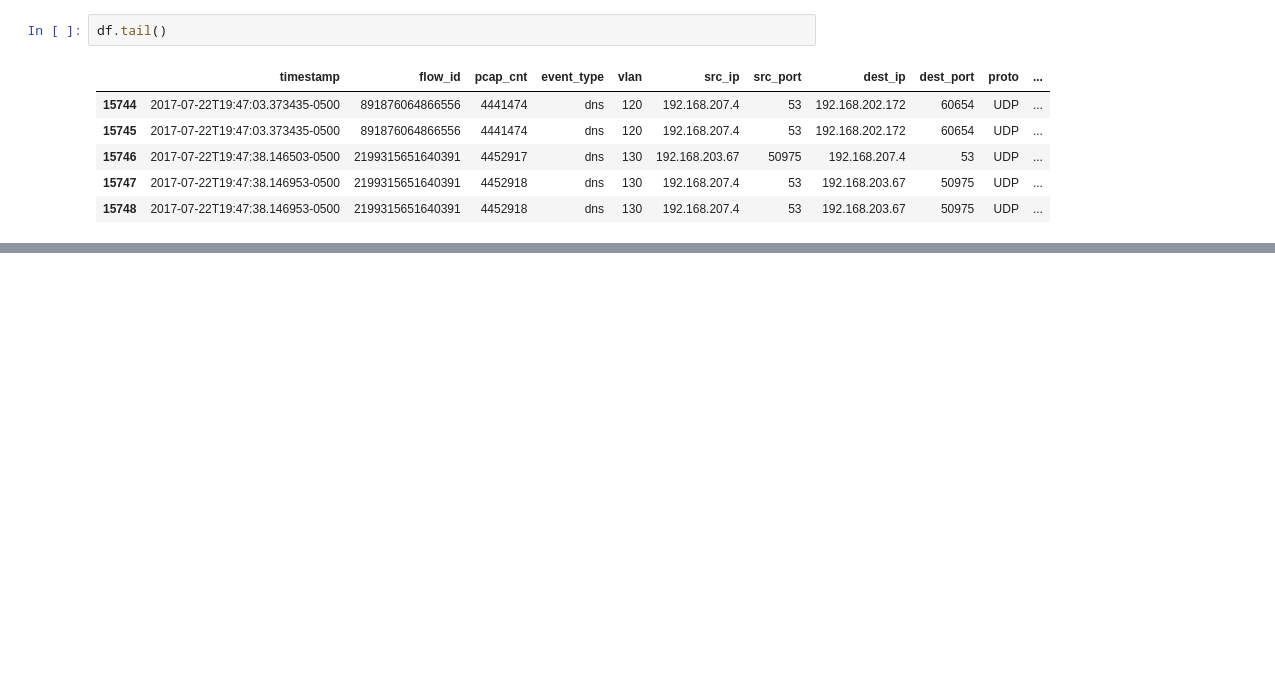
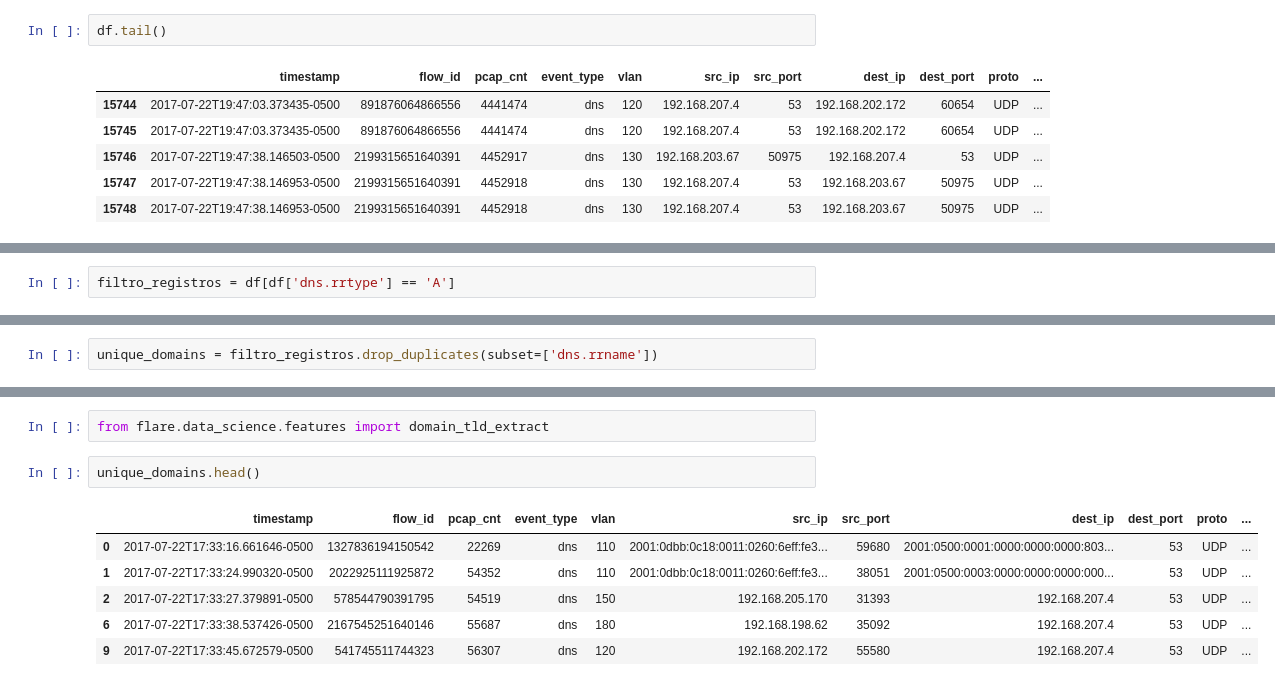
Before and after one commit to dianaxime/SDS-Lab6, a Jupyter notebook: Lab6.ipynb, the cells around one changed output, grey strips where cells are left out. Cells and saved outputs as stored; diff of their text form; blank space fills up the shorter version.

```diff
--- a/Lab6.ipynb
+++ b/Lab6.ipynb
@@ -62,0 +74,2 @@ df.tail()
+# %%
+filtro_registros = df[df['dns.rrtype'] == 'A']
@@ -62,0 +81,2 @@ df.tail()
+# %%
+unique_domains = filtro_registros.drop_duplicates(subset=['dns.rrname'])
@@ -62,0 +100,11 @@ df.tail()
+# %%
+from flare.data_science.features import domain_tld_extract
+# %%
+unique_domains.head()
+# %% [output]
+|  | timestamp | flow_id | pcap_cnt | event_type | vlan | src_ip | src_port | dest_ip | dest_port | proto | ... |
+| 0 | 2017-07-22T17:33:16.661646-0500 | 1327836194150542 | 22269 | dns | 110 | 2001:0dbb:0c18:0011:0260:6eff:fe3... | 59680 | 2001:0500:0001:0000:0000:0000:803... | 53 | UDP | ... |
+| 1 | 2017-07-22T17:33:24.990320-0500 | 2022925111925872 | 54352 | dns | 110 | 2001:0dbb:0c18:0011:0260:6eff:fe3... | 38051 | 2001:0500:0003:0000:0000:0000:000... | 53 | UDP | ... |
+| 2 | 2017-07-22T17:33:27.379891-0500 | 578544790391795 | 54519 | dns | 150 | 192.168.205.170 | 31393 | 192.168.207.4 | 53 | UDP | ... |
+| 6 | 2017-07-22T17:33:38.537426-0500 | 2167545251640146 | 55687 | dns | 180 | 192.168.198.62 | 35092 | 192.168.207.4 | 53 | UDP | ... |
+| 9 | 2017-07-22T17:33:45.672579-0500 | 541745511744323 | 56307 | dns | 120 | 192.168.202.172 | 55580 | 192.168.207.4 | 53 | UDP | ... |
```
Also changed, not shown: parts of 6 cells of this notebook.
